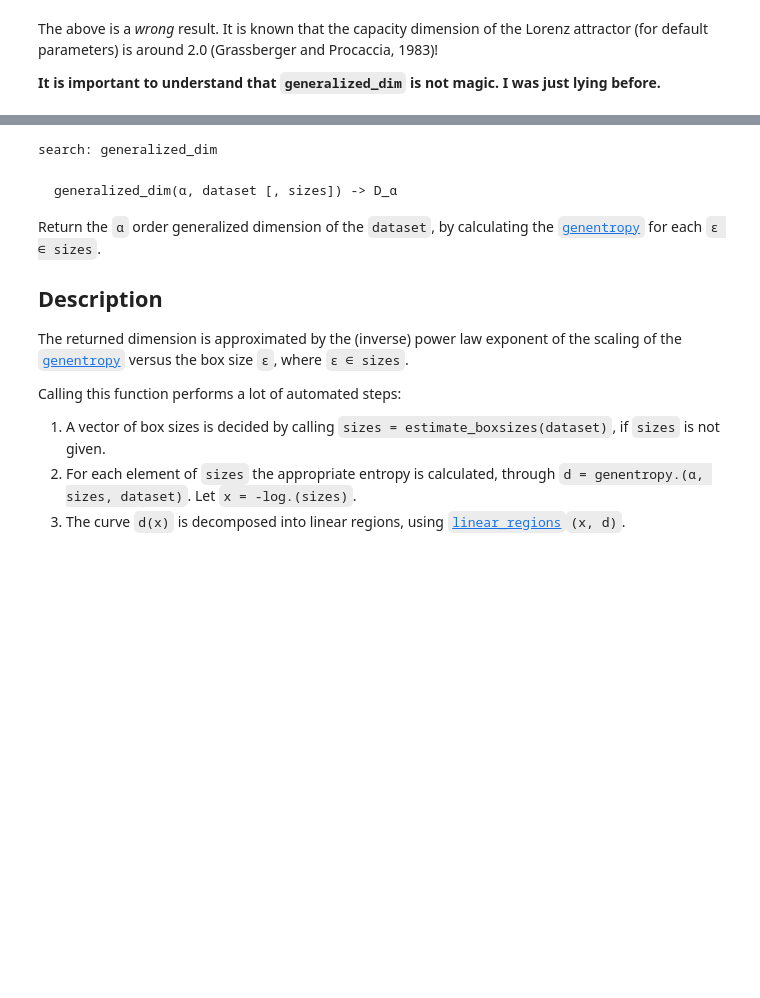
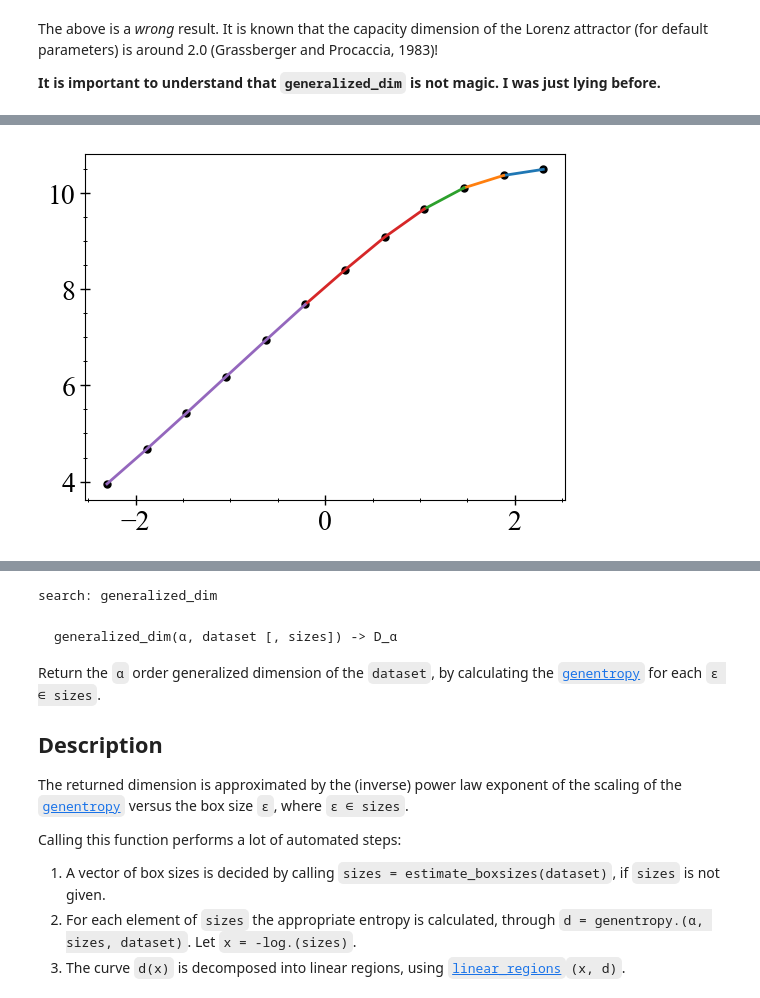
Before and after one commit to xorJane/tutorials, a Jupyter notebook: 5. Entropies & Dimensions.ipynb, the cells around one changed output, grey strips where cells are left out. Drawn from its saved outputs; the diff is of its cells as text; code cells hidden in the pictures; blank space fills up the shorter version.

Commit message:
what to do about lorenz

```diff
--- a/5. Entropies & Dimensions.ipynb
+++ b/5. Entropies & Dimensions.ipynb
@@ -303,8 +303,8 @@ information_dim(tr)
 1.2158849315035678
 # %%
 # Same for the lorenz system
-ds = Systems.lorenz()
-tr_lor = trajectory(ds, 1000.0; dt = 0.05);
+lor = Systems.lorenz()
+tr_lor = trajectory(lor, 1000.0; dt = 0.05);
 # %%
 capacity_dim(tr_lor)
 # %% [output]
@@ -317,0 +320,4 @@ I STOPPED HERE
+# %%
+es = estimate_boxsizes(tr_lor)
+ds = genentropy.(0, es, tr_lor)
+hcat(es, ds) # show es next to ds
@@ -317,0 +338,6 @@ I STOPPED HERE
+# %%
+# visualize what linear regions finds...
+figure(figsize = (6,4))
+plot_linear_regions(-log.(es), ds)
+# %% [output]
+[figure, added]
```
Also changed, not shown: parts of 29 cells of this notebook.
